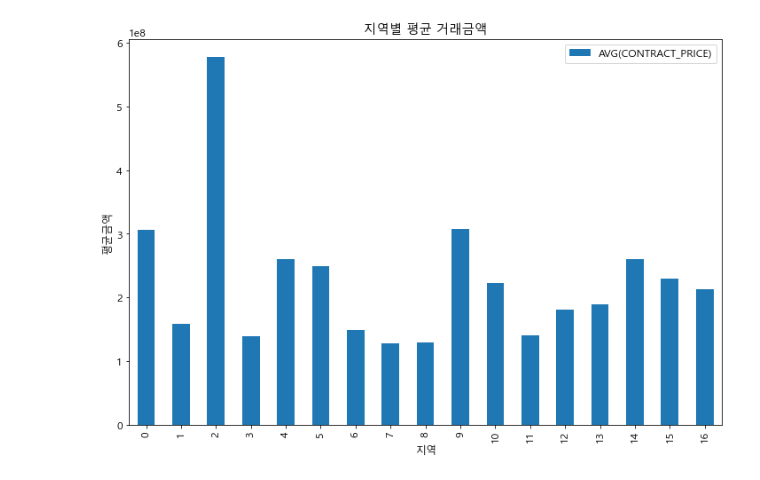
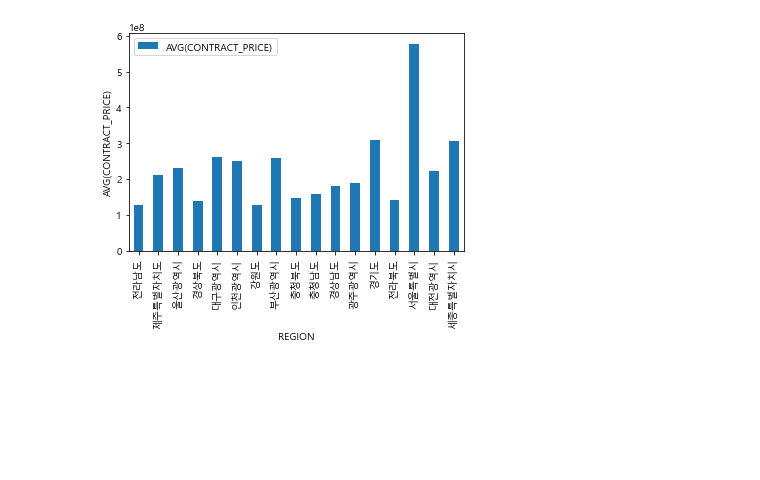
Before and after one commit to TTGGPP/hello_world, a Jupyter notebook: team_project/private_vv12390/work2.ipynb, the cells around one changed output. Saved outputs shown, nothing was run; the diff lists cells and outputs as text; code cells hidden in the pictures; blank space fills up the shorter version.

```diff
--- a/team_project/private_vv12390/work2.ipynb
+++ b/team_project/private_vv12390/work2.ipynb
@@ -109,19 +192,10 @@ apt_price_mean
-# %%
-from matplotlib import pyplot
-
-apt_price_mean.plot(kind='bar')
-
-pyplot.rcParams["font.family"] = 'Malgun Gothic'
-pyplot.rcParams["font.size"] = 12
-pyplot.rcParams["figure.figsize"] = (12, 8)
-
-pyplot.title('지역별 평균 거래금액')
-pyplot.ylabel('평균금액')
-pyplot.xlabel('지역')
-
-plt.show()
-# %% [output]
-[figure, removed]
+# %%
+plt.rc('font', family='Malgun Gothic')
+ax = apt_price_mean.plot.bar(x='REGION', rot=90)
+ax.set(ylabel='AVG(CONTRACT_PRICE)')
+plt.show()
+# %% [output]
+[figure, added]
 # %%
 def make_region_price_count():
     for year in time_table:
```
Also changed, not shown: parts of 21 cells of this notebook.
